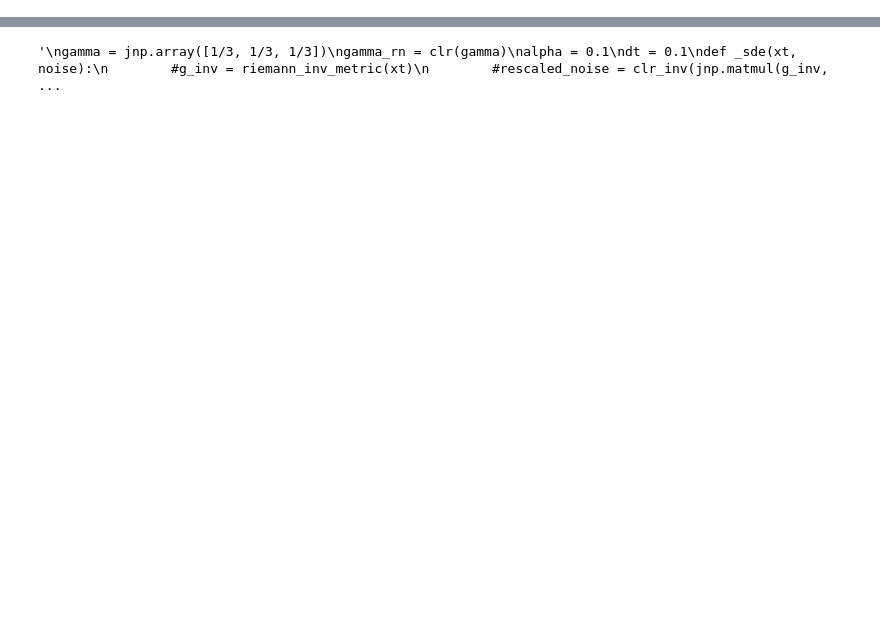
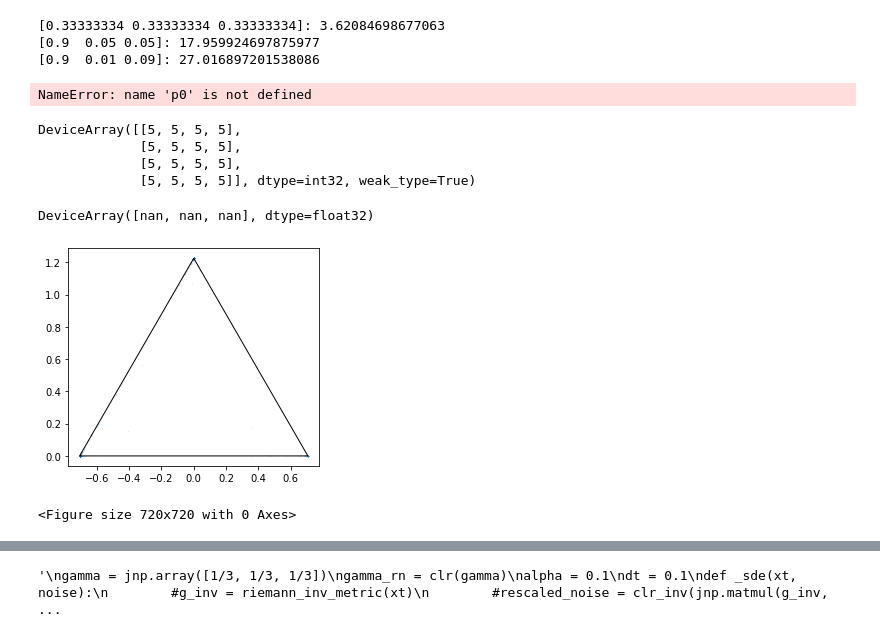
Before and after one commit to dashstander/simplex-score-matching, a Jupyter notebook: notebooks/simplex_random_walk.ipynb, the cells around one changed output, grey strips where cells are left out. Cells and saved outputs as stored; diff of their text form; code cells hidden in the pictures; blank space fills up the shorter version.

```diff
--- a/notebooks/simplex_random_walk.ipynb
+++ b/notebooks/simplex_random_walk.ipynb
@@ -199,0 +124,40 @@ DeviceArray([0.98999995, 0.005     , 0.005     ], dtype=float32)
+# %%
+def v(p, alpha):
+    return   ((alpha * jnp.log(p))**2).sum()
+
+alpha = jnp.ones((3,))
+p0 = jnp.array([1/3, 1/3, 1/3])
+p1 = jnp.array([0.9, 0.05, 0.05])
+p2 = jnp.array([0.9, 0.01, 0.09])
+print(f'{p0}: {v(p0, alpha)}')
+print(f'{p1}: {v(p1, alpha)}')
+print(f'{p2}: {v(p2, alpha)}')
+# %% [output]
+[0.33333334 0.33333334 0.33333334]: 3.62084698677063
+[0.9  0.05 0.05]: 17.959924697875977
+[0.9  0.01 0.09]: 27.016897201538086
+# %%
+def v(p):
+    alpha = jnp.ones((p.shape[-1],))
+    return ((alpha * jnp.log(p))**2).sum()
+
+
+def potential(x):
+    p = jax.nn.softmax(x)
+    return aitch.simplex_metric_tensor_inv(
+        p,
+        jax.grad(v)(p)
+    )
+
+print(f'{p0}: {potential(p0)}')
+print(f'{p1}: {potential(p1)}')
+print(f'{p2}: {potential(p2)}')
+# %% [output]
+NameError: name 'p0' is not defined
+# %%
+jnp.full((4, 4), 5)
+# %% [output]
+DeviceArray([[5, 5, 5, 5],
+             [5, 5, 5, 5],
+             [5, 5, 5, 5],
+             [5, 5, 5, 5]], dtype=int32, weak_type=True)
@@ -199,0 +217,28 @@ DeviceArray([0.98999995, 0.005     , 0.005     ], dtype=float32)
+# %%
+num_gens = 100_000
+key, *subkeys = jax.random.split(key, num_gens + 1)
+ilr, ilr_inv = aitch.make_isometric_transforms(3)
+x0 = aitch.clr(jnp.array([0.9, 0.03, 0.07]))
+path = jax.vmap(do_sde, in_axes=(None, None, 0))(x0, 1000, jnp.stack(subkeys))
+# %%
+x = ilr(x0)
+aitch.clr(3 * ilr_inv(x) - jnp.ones((3,)))
+# %% [output]
+DeviceArray([nan, nan, nan], dtype=float32)
+# %%
+import numpy as np
+import matplotlib.pyplot as plt
+sq32 = np.sqrt(3/2)
+sq22 = np.sqrt(2)/2
+triangle = np.array([[0, sq32], [-sq22, 0], [sq22, 0]])
+plt.figure()
+X = jax.vmap(rotate_simplex_to_xy)(jax.nn.softmax(path[:, 999, :]))
+plt.scatter(X[:,0], X[:,1], alpha=.2, s=.1)
+t1 = plt.Polygon(triangle, fill=False)
+plt.gca().add_patch(t1)
+plt.gca().set_aspect('equal')
+plt.figure(figsize=(10,10))
+plt.show()
+# %% [output]
+[figure, added]
+<Figure size 720x720 with 0 Axes>
```
Also changed, not shown: parts of 26 cells of this notebook, 5 other files.
